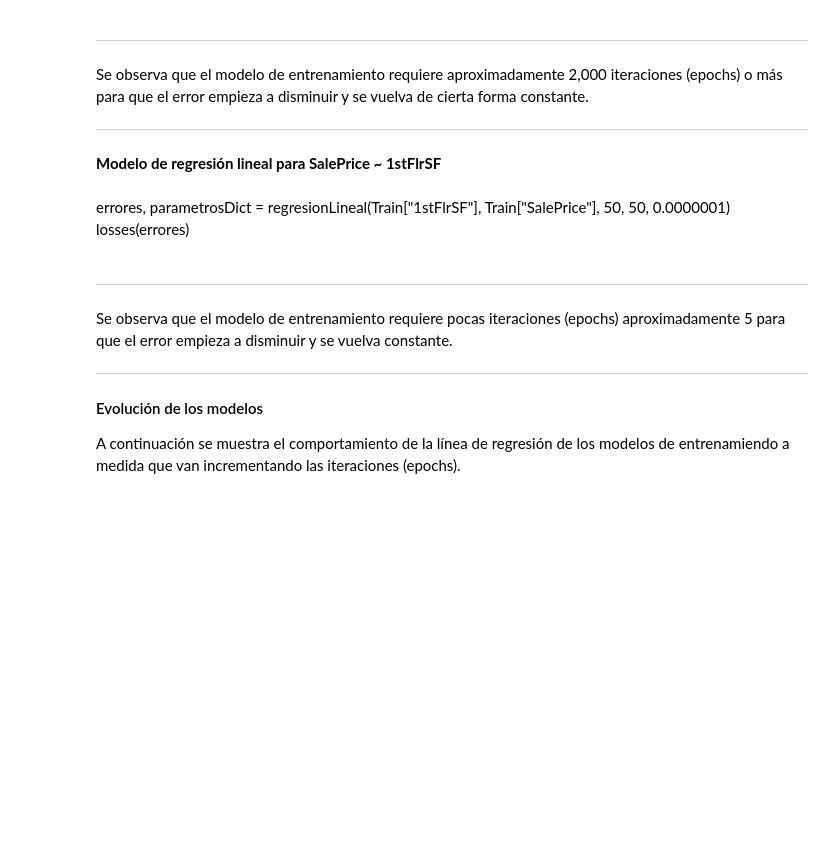
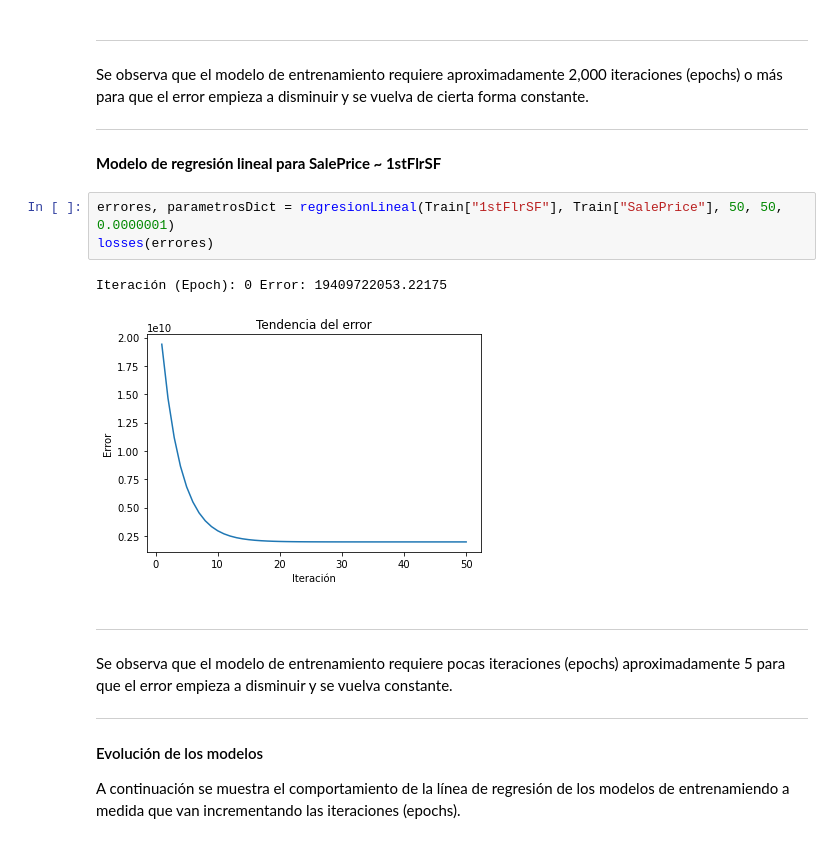
Before and after one commit to ticosabrax/pyt4ds, a Jupyter notebook: project/project.ipynb, the cells around one changed output. Drawn from its saved outputs; the diff is of its cells as text; blank space fills up the shorter version.

```diff
--- a/project/project.ipynb
+++ b/project/project.ipynb
@@ -250,9 +250,12 @@ Se observa que el modelo de entrenamiento requiere aproximadamente 2,000 iteraci
 ---
 
 **Modelo de regresión lineal para SalePrice ~ 1stFlrSF**
-# %% [markdown]
-errores, parametrosDict = regresionLineal(Train["1stFlrSF"], Train["SalePrice"], 50, 50, 0.0000001)
-losses(errores)
+# %%
+errores, parametrosDict = regresionLineal(Train["1stFlrSF"], Train["SalePrice"], 50, 50, 0.0000001)
+losses(errores)
+# %% [output]
+Iteración (Epoch): 0 Error: 19409722053.22175
+[figure, added]
 # %% [markdown]
 ---
 Se observa que el modelo de entrenamiento requiere pocas iteraciones (epochs) aproximadamente 5 para que el error empieza a disminuir y se vuelva constante.
```
Also changed, not shown: parts of 4 cells of this notebook.
